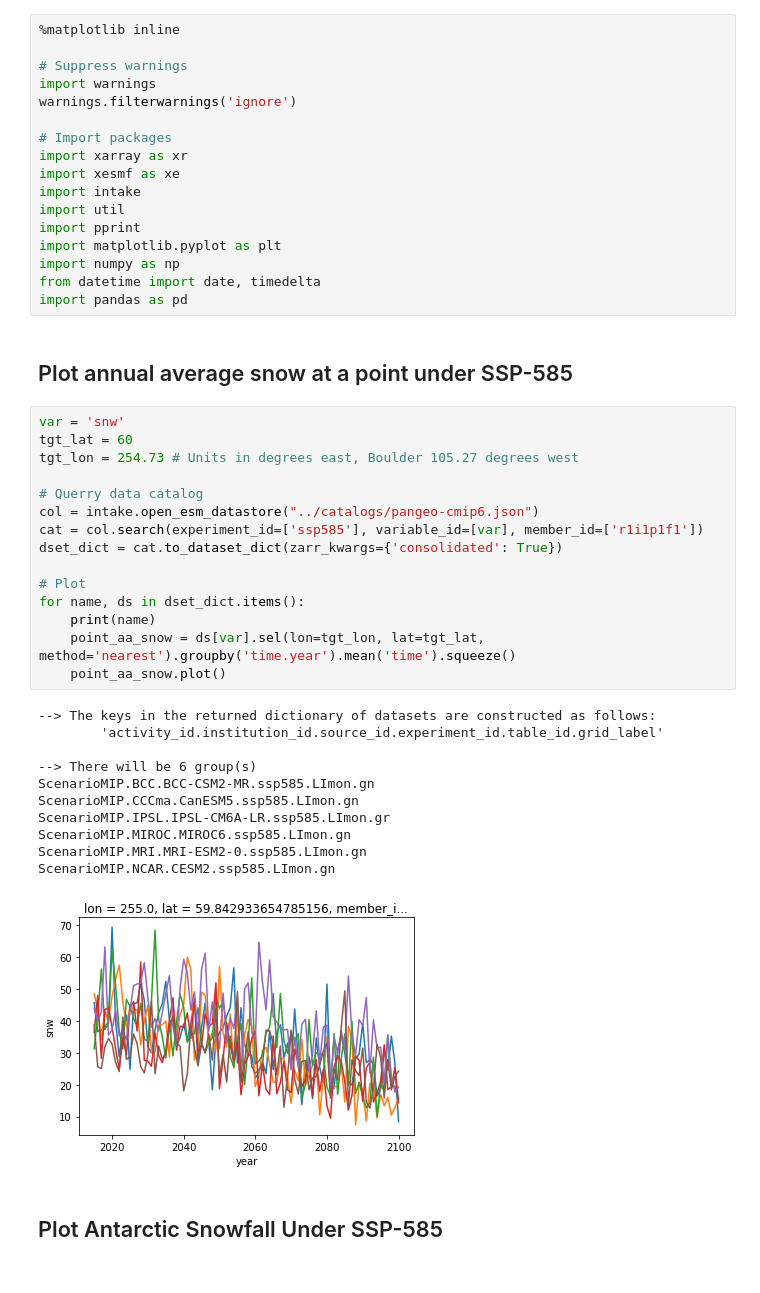
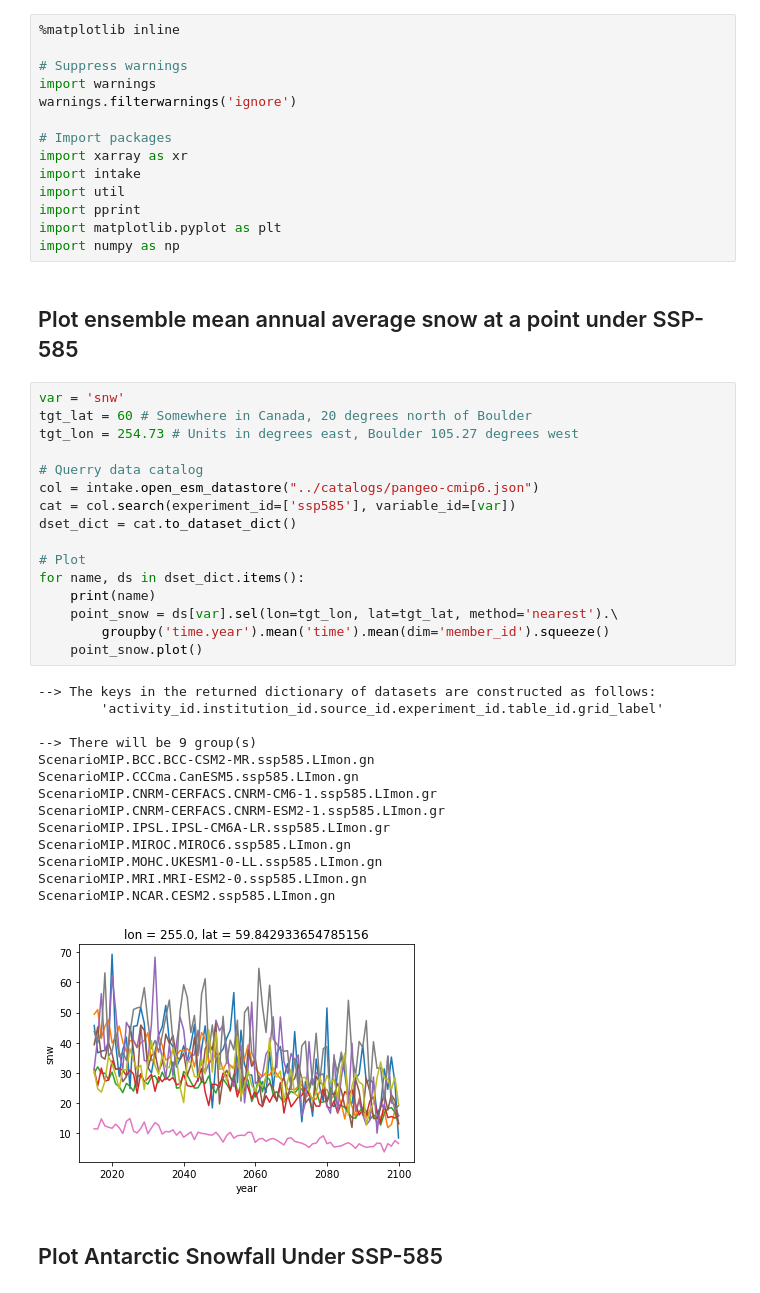
Before and after one commit to EricKeenan/cmip6_tutorial, a Jupyter notebook: notebooks/Demonstration.ipynb, the cells around one changed output. Drawn from its saved outputs; the diff is of its cells as text.

```diff
--- a/notebooks/Demonstration.ipynb
+++ b/notebooks/Demonstration.ipynb
@@ -7,43 +7,44 @@ warnings.filterwarnings('ignore')
 
 # Import packages
 import xarray as xr
-import xesmf as xe
 import intake
 import util
 import pprint
 import matplotlib.pyplot as plt
 import numpy as np
-from datetime import date, timedelta
-import pandas as pd
 # %% [markdown]
-## Plot annual average snow at a point under SSP-585
+## Plot ensemble mean annual average snow at a point under SSP-585
 # %%
 var = 'snw'
-tgt_lat = 60
+tgt_lat = 60 # Somewhere in Canada, 20 degrees north of Boulder
 tgt_lon = 254.73 # Units in degrees east, Boulder 105.27 degrees west
 
 # Querry data catalog
 col = intake.open_esm_datastore("../catalogs/pangeo-cmip6.json")
-cat = col.search(experiment_id=['ssp585'], variable_id=[var], member_id=['r1i1p1f1'])
-dset_dict = cat.to_dataset_dict(zarr_kwargs={'consolidated': True})
+cat = col.search(experiment_id=['ssp585'], variable_id=[var])
+dset_dict = cat.to_dataset_dict()
 
 # Plot
 for name, ds in dset_dict.items():
     print(name)
-    point_aa_snow = ds[var].sel(lon=tgt_lon, lat=tgt_lat, method='nearest').groupby('time.year').mean('time').squeeze()
-    point_aa_snow.plot()
+    point_snow = ds[var].sel(lon=tgt_lon, lat=tgt_lat, method='nearest').\
+        groupby('time.year').mean('time').mean(dim='member_id').squeeze()
+    point_snow.plot()
 # %% [output]
 --> The keys in the returned dictionary of datasets are constructed as follows:
         'activity_id.institution_id.source_id.experiment_id.table_id.grid_label'
 
---> There will be 6 group(s)
+--> There will be 9 group(s)
 ScenarioMIP.BCC.BCC-CSM2-MR.ssp585.LImon.gn
 ScenarioMIP.CCCma.CanESM5.ssp585.LImon.gn
+ScenarioMIP.CNRM-CERFACS.CNRM-CM6-1.ssp585.LImon.gr
+ScenarioMIP.CNRM-CERFACS.CNRM-ESM2-1.ssp585.LImon.gr
 ScenarioMIP.IPSL.IPSL-CM6A-LR.ssp585.LImon.gr
 ScenarioMIP.MIROC.MIROC6.ssp585.LImon.gn
+ScenarioMIP.MOHC.UKESM1-0-LL.ssp585.LImon.gn
 ScenarioMIP.MRI.MRI-ESM2-0.ssp585.LImon.gn
 ScenarioMIP.NCAR.CESM2.ssp585.LImon.gn
-[figure, old version]
+[figure, new version]
 # %% [markdown]
 ## Plot Antarctic Snowfall Under SSP-585
 # %%
```
Also changed, not shown: 1 other file.
